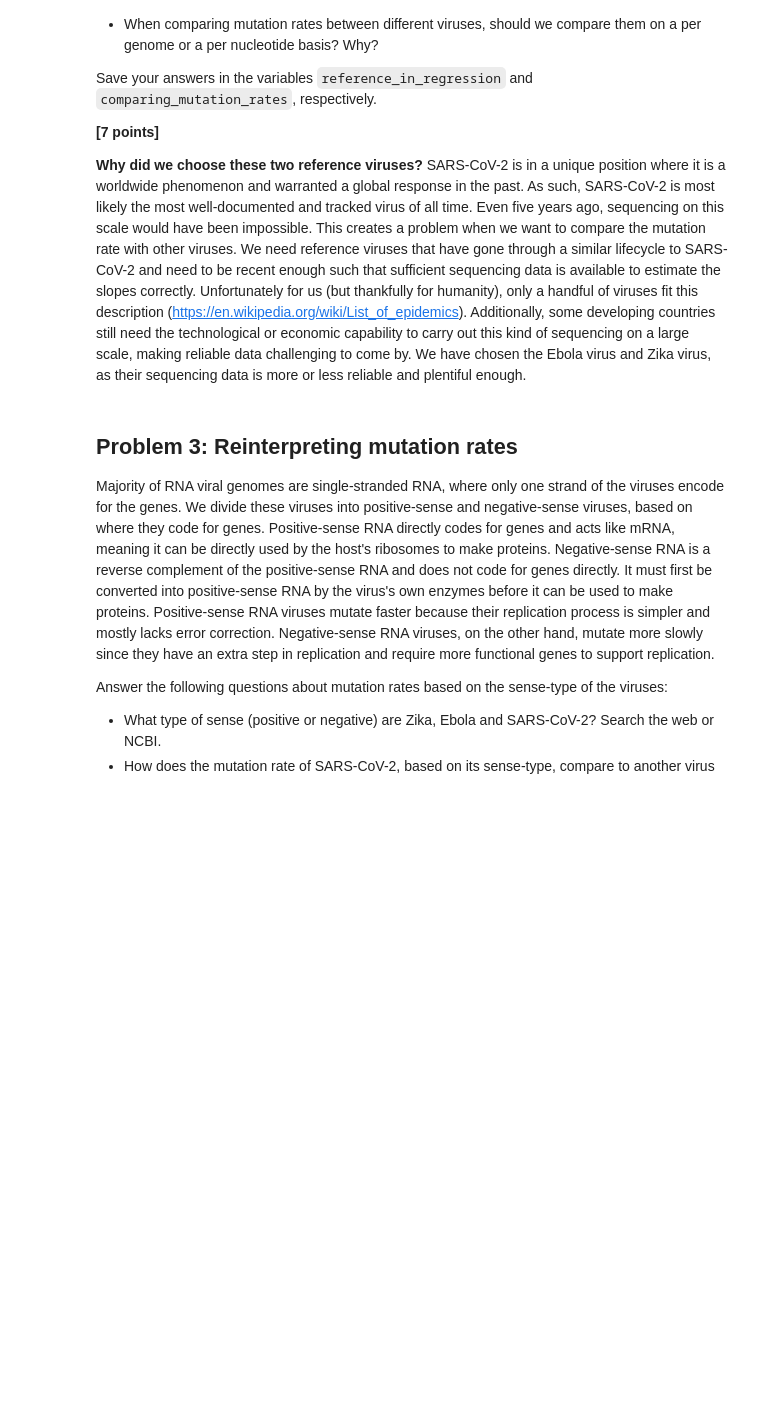
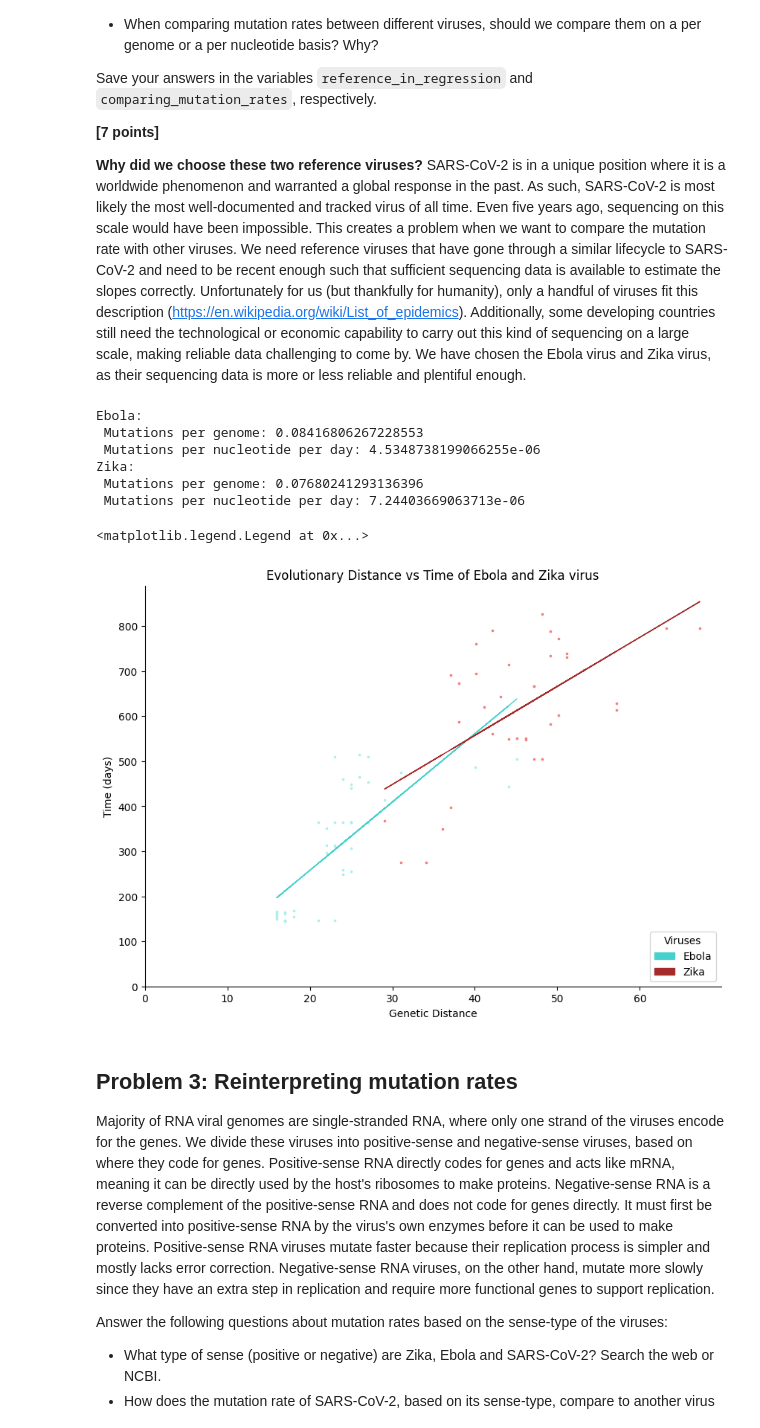
Before and after one commit to riva-man/assign_viral_evo, a Jupyter notebook: viral_evo_workbook.ipynb, the cells around one changed output. Saved outputs shown, nothing was run; the diff lists cells and outputs as text; code cells hidden in the pictures; blank space fills up the shorter version.

```diff
--- a/viral_evo_workbook.ipynb
+++ b/viral_evo_workbook.ipynb
@@ -134,4 +162,74 @@ Save your answers in the variables `reference_in_regression` and `comparing_muta
 
 
 **Why did we choose these two reference viruses?** SARS-CoV-2 is in a unique position where it is a worldwide phenomenon and warranted a global response in the past. As such, SARS-CoV-2 is most likely the most well-documented and tracked virus of all time. Even five years ago, sequencing on this scale would have been impossible. This creates a problem when we want to compare the mutation rate with other viruses. We need reference viruses that have gone through a similar lifecycle to SARS-CoV-2 and need to be recent enough such that sufficient sequencing data is available to estimate the slopes correctly. Unfortunately for us (but thankfully for humanity), only a handful of viruses fit this description (https://en.wikipedia.org/wiki/List_of_epidemics). Additionally, some developing countries still need the technological or economic capability to carry out this kind of sequencing on a large scale, making reliable data challenging to come by. We have chosen the Ebola virus and Zika virus, as their sequencing data is more or less reliable and plentiful enough.
+# %%
+def get_plotting_info(file):
+    genomes_record = SeqIO.parse(file, "fasta")
+    first_genome = next(genomes_record)
+    reference_seq = first_genome.seq
+    date = pd.to_datetime(first_genome.description.split('|')[2]).date()
+
+    distances = []
+    days = []
+    lengths = []
+    for genome in genomes_record:
+        distances.append(abs(jukes_cantor(reference_seq, genome.seq)))
+        gen_date = pd.to_datetime(genome.description.split('|')[2]).date()
+        days.append((gen_date - date).days)
+
+        lengths.append(get_lengths(reference_seq, genome.seq))
+
+    distances = np.array(distances, dtype=float)
+    days = np.array(days, dtype=int)
+
+    return (distances, days, lengths)
+
+ebola_distances, ebola_days, ebola_lengths = get_plotting_info("./data/p2-ebola-viruses.fasta")
+zika_distances, zika_days, zika_lengths = get_plotting_info("./data/p2-zika-viruses.fasta")
+
+def calculate_mut_rate(distances, days, lengths):
+    # Printing average values of mutations per genome per day, and mutations per nucleotide per day
+    print(" Mutations per genome:", sum(distances/days)/len(distances))
+    print(" Mutations per nucleotide per day:", sum(distances/(days*lengths))/len(distances))
+
+print("Ebola:")
+calculate_mut_rate(ebola_distances, ebola_days, ebola_lengths)
+print("Zika:")
+calculate_mut_rate(zika_distances, zika_days, zika_lengths)
+
+fig, ax = plt.subplots(figsize=(10, 7))
+ax.scatter(ebola_distances, ebola_days, s=10, c='paleturquoise',marker=".")
+# Getting intercept and slope for linear regression and plotting of ebola
+e_m, e_b = np.polyfit(ebola_distances, ebola_days, 1)
+ax.plot(ebola_distances, e_m * ebola_distances + e_b, color='mediumturquoise', linewidth=1)
+
+ax.scatter(zika_distances, zika_days, s=10, c='lightcoral',marker=".")
+# Getting intercept and slope for linear regression and plotting of zika
+z_m, z_b = np.polyfit(zika_distances, zika_days, 1)
+ax.plot(zika_distances, z_m * zika_distances + z_b, color='brown', linewidth=1)
+
+ax.set_xlabel('Genetic Distance')
+ax.set_ylabel('Time (days)')
+ax.set_title('Evolutionary Distance vs Time of Ebola and Zika virus')
+ax.spines[['left', 'bottom']].set_position('zero')
+ax.spines[['top', 'right']].set_visible(False)
+ax.set_ylim(bottom=0)
+ax.set_xlim(left=0)
+
+import matplotlib.patches as mpatches
+# Printing a
+handles = []
+handles.append(mpatches.Patch(color='mediumturquoise', label='Ebola'))
+handles.append(mpatches.Patch(color='brown', label='Zika'))
+
+ax.legend(handles=handles, title="Viruses", loc='lower right')
+# %% [output]
+Ebola:
+ Mutations per genome: 0.08416806267228553
+ Mutations per nucleotide per day: 4.5348738199066255e-06
+Zika:
+ Mutations per genome: 0.07680241293136396
+ Mutations per nucleotide per day: 7.24403669063713e-06
+<matplotlib.legend.Legend at 0x...>
+[figure, added]
 # %%
```
Also changed, not shown: parts of 8 cells of this notebook, 1 other file.
